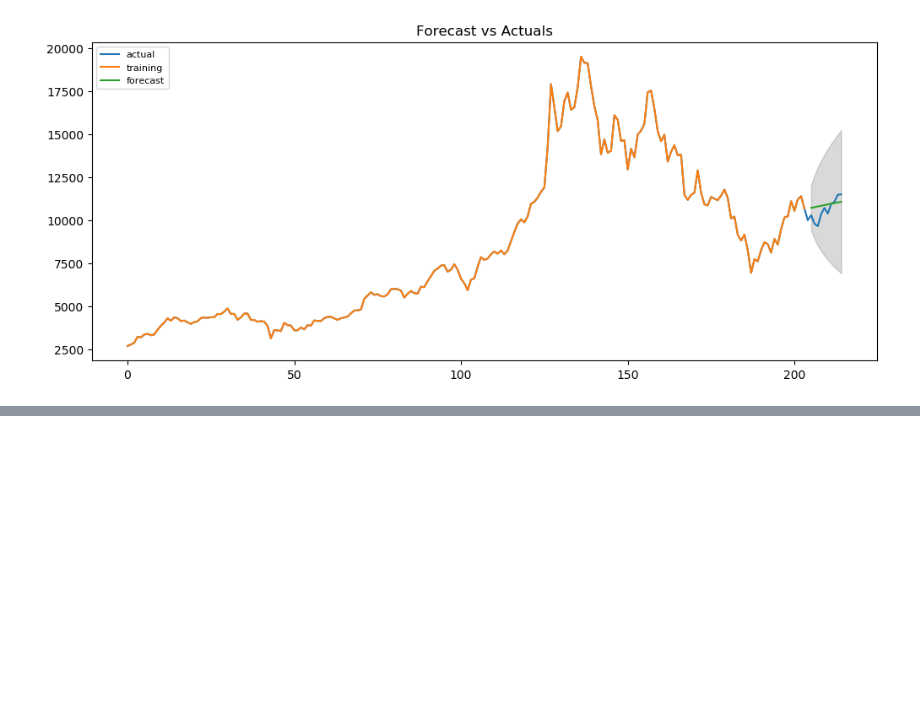
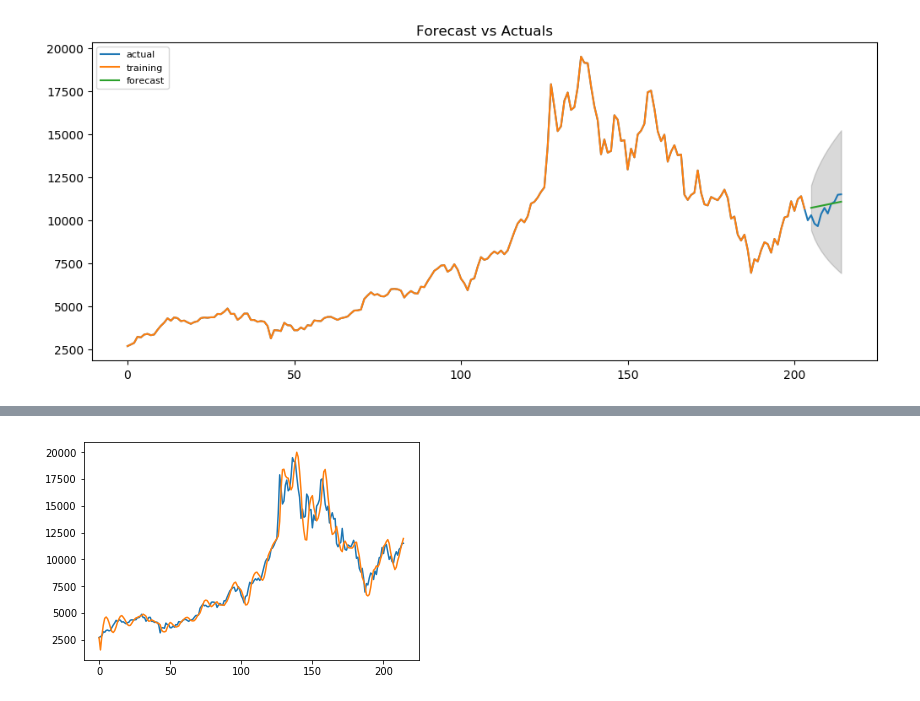
Before and after one commit to ryazadd/Forecasting, a Jupyter notebook: Practicum2.ipynb, the cells around one changed output, grey strips where cells are left out. Cells and saved outputs as stored; diff of their text form; code cells hidden in the pictures; blank space fills up the shorter version.

```diff
--- a/Practicum2.ipynb
+++ b/Practicum2.ipynb
@@ -510,0 +609,14 @@ plt.show()
+# %%
+def Holt(series,alpha1,alpha2,a,b):
+    #a = 1766.66
+    #b = 30.60
+    anew=a
+    bnew=b
+    pred=[series[0]]
+    for i in range(1,len(series)):
+        aold=anew
+        bold=bnew
+        anew=alpha1*series[i-1]+(1-alpha1)*(aold+bold)
+        bnew=alpha2*(anew-aold)+(1-alpha2)*bold
+        pred.append(anew+bnew)
+    return pred
@@ -510,0 +704,8 @@ plt.show()
+# %%
+res = Holt(master_data.Close,0.3,0.8,est2.params[0], est2.params[1])
+# print(res)
+plt.plot(master_data.Close)
+plt.plot(res)
+plt.show()
+# %% [output]
+[figure, added]
```
Also changed, not shown: parts of 10 cells of this notebook.
